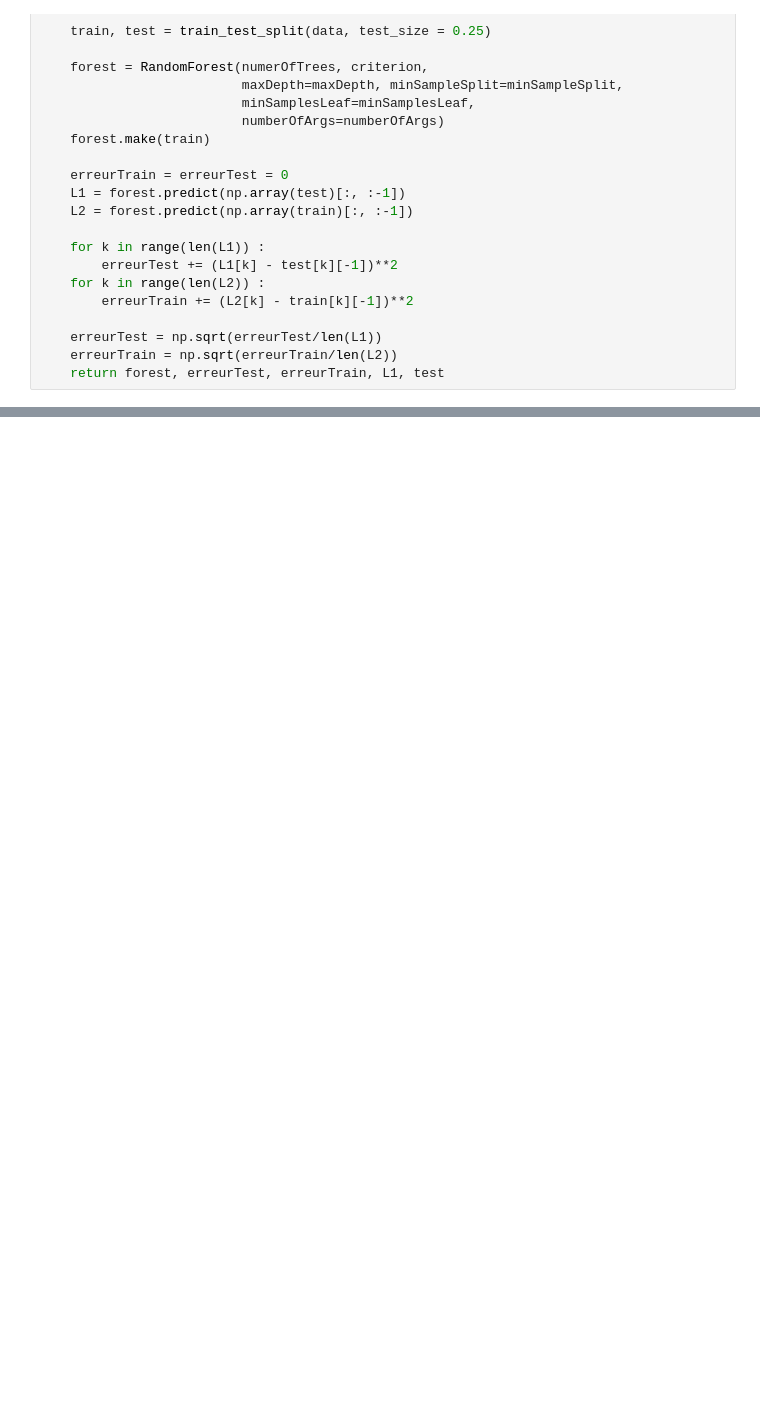
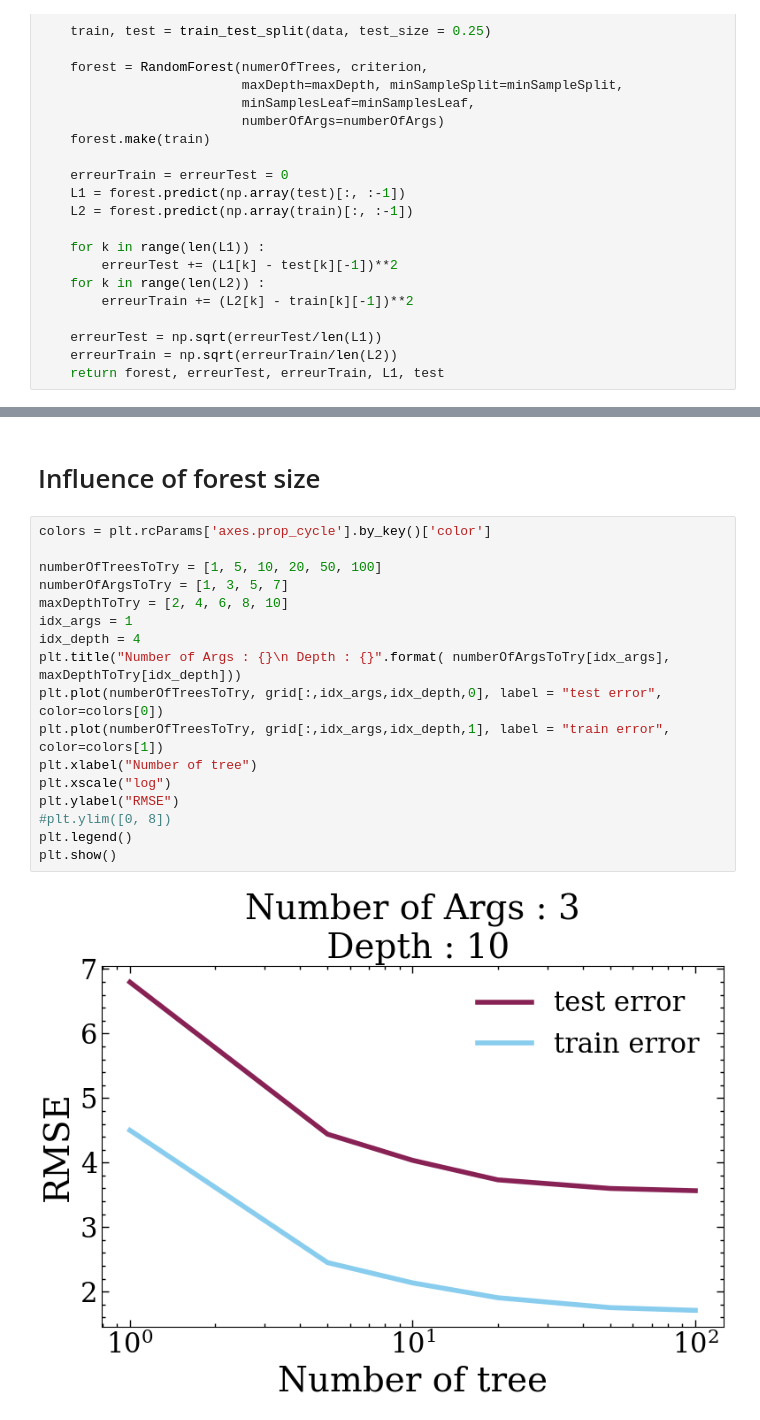
Before and after one commit to Wyxo/TidePrediction, a Jupyter notebook: tide_notebook.ipynb, the cells around one changed output, grey strips where cells are left out. Drawn from its saved outputs; the diff is of its cells as text; blank space fills up the shorter version.

```diff
--- a/tide_notebook.ipynb
+++ b/tide_notebook.ipynb
@@ -371,0 +598,21 @@ KeyboardInterrupt:
+# %% [markdown]
+# Influence of forest size
+# %%
+colors = plt.rcParams['axes.prop_cycle'].by_key()['color']
+
+numberOfTreesToTry = [1, 5, 10, 20, 50, 100]
+numberOfArgsToTry = [1, 3, 5, 7]
+maxDepthToTry = [2, 4, 6, 8, 10]
+idx_args = 1
+idx_depth = 4
+plt.title("Number of Args : {}\n Depth : {}".format( numberOfArgsToTry[idx_args], maxDepthToTry[idx_depth]))
+plt.plot(numberOfTreesToTry, grid[:,idx_args,idx_depth,0], label = "test error", color=colors[0])
+plt.plot(numberOfTreesToTry, grid[:,idx_args,idx_depth,1], label = "train error", color=colors[1])
+plt.xlabel("Number of tree")
+plt.xscale("log")
+plt.ylabel("RMSE")
+#plt.ylim([0, 8])
+plt.legend()
+plt.show()
+# %% [output]
+[figure, added]
```
Also changed, not shown: parts of 18 cells of this notebook, 1 other file.
